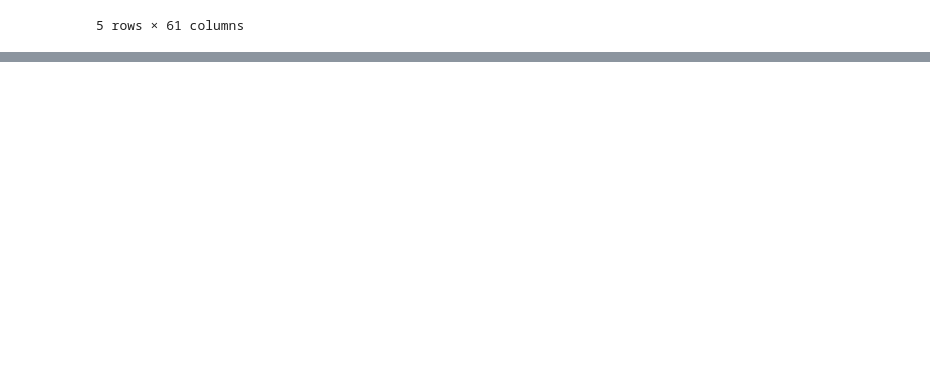
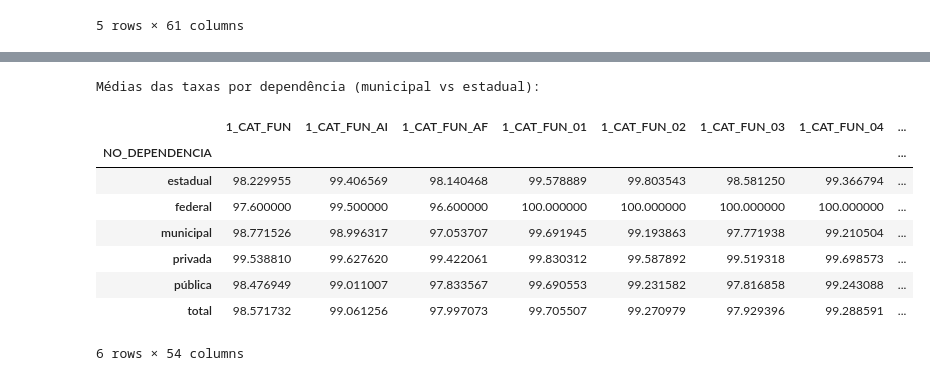
Before and after one commit to brunameinberg/projetobigdata, a Jupyter notebook: main.ipynb, the cells around one changed output, grey strips where cells are left out. Cells and saved outputs as stored; diff of their text form; code cells hidden in the pictures; blank space fills up the shorter version.

```diff
--- a/main.ipynb
+++ b/main.ipynb
@@ -279,0 +865,15 @@ df_sp_clean.compute().head()
+# %%
+
+df_full = df_sp.compute()  # materializamos aqui só para análise categoria/dependência
+
+# Normalizar strings
+df_full["NO_CATEGORIA"] = df_full["NO_CATEGORIA"].astype(str).str.strip().str.lower()
+df_full["NO_DEPENDENCIA"] = df_full["NO_DEPENDENCIA"].astype(str).str.strip().str.lower()
+
+# Criar subconjuntos
+df_cat = df_full[["CO_MUNICIPIO","NO_MUNICIPIO","NO_CATEGORIA"] + [c for c in df_full.columns if c.startswith(("1_","2_","3_"))]].copy()
+df_dep = df_full[["CO_MUNICIPIO","NO_MUNICIPIO","NO_DEPENDENCIA"] + [c for c in df_full.columns if c.startswith(("1_","2_","3_"))]].copy()
+
+# Confirmar categorias existentes
+print("Categorias encontradas:", df_cat["NO_CATEGORIA"].unique())
+print("Dependências encontradas:", df_dep["NO_DEPENDENCIA"].unique())
@@ -279,0 +883,11 @@ df_sp_clean.compute().head()
+# %%
+# -----------------------------------
+# Médias por categoria URBANA / RURAL / TOTAL
+# -----------------------------------
+
+tax_cols = [c for c in df_cat.columns if c.startswith(("1_","2_","3_"))]
+
+avg_cat = df_cat.groupby("NO_CATEGORIA")[tax_cols].mean()
+
+print("Médias das taxas por categoria (Fundamental e Médio):")
+display(avg_cat)
@@ -279,0 +902,20 @@ df_sp_clean.compute().head()
+# %%
+# -----------------------------------
+# Médias por dependência administrativa
+# -----------------------------------
+
+avg_dep = df_dep.groupby("NO_DEPENDENCIA")[tax_cols].mean()
+
+print("Médias das taxas por dependência (municipal vs estadual):")
+display(avg_dep)
+# %% [output]
+Médias das taxas por dependência (municipal vs estadual):
+|  | 1_CAT_FUN | 1_CAT_FUN_AI | 1_CAT_FUN_AF | 1_CAT_FUN_01 | 1_CAT_FUN_02 | 1_CAT_FUN_03 | 1_CAT_FUN_04 | ... |
+| NO_DEPENDENCIA |  |  |  |  |  |  |  | ... |
+| estadual | 98.229955 | 99.406569 | 98.140468 | 99.578889 | 99.803543 | 98.581250 | 99.366794 | ... |
+| federal | 97.600000 | 99.500000 | 96.600000 | 100.000000 | 100.000000 | 100.000000 | 100.000000 | ... |
+| municipal | 98.771526 | 98.996317 | 97.053707 | 99.691945 | 99.193863 | 97.771938 | 99.210504 | ... |
+| privada | 99.538810 | 99.627620 | 99.422061 | 99.830312 | 99.587892 | 99.519318 | 99.698573 | ... |
+| pública | 98.476949 | 99.011007 | 97.833567 | 99.690553 | 99.231582 | 97.816858 | 99.243088 | ... |
+| total | 98.571732 | 99.061256 | 97.997073 | 99.705507 | 99.270979 | 97.929396 | 99.288591 | ... |
+6 rows × 54 columns
```
Also changed, not shown: parts of 35 cells of this notebook.
